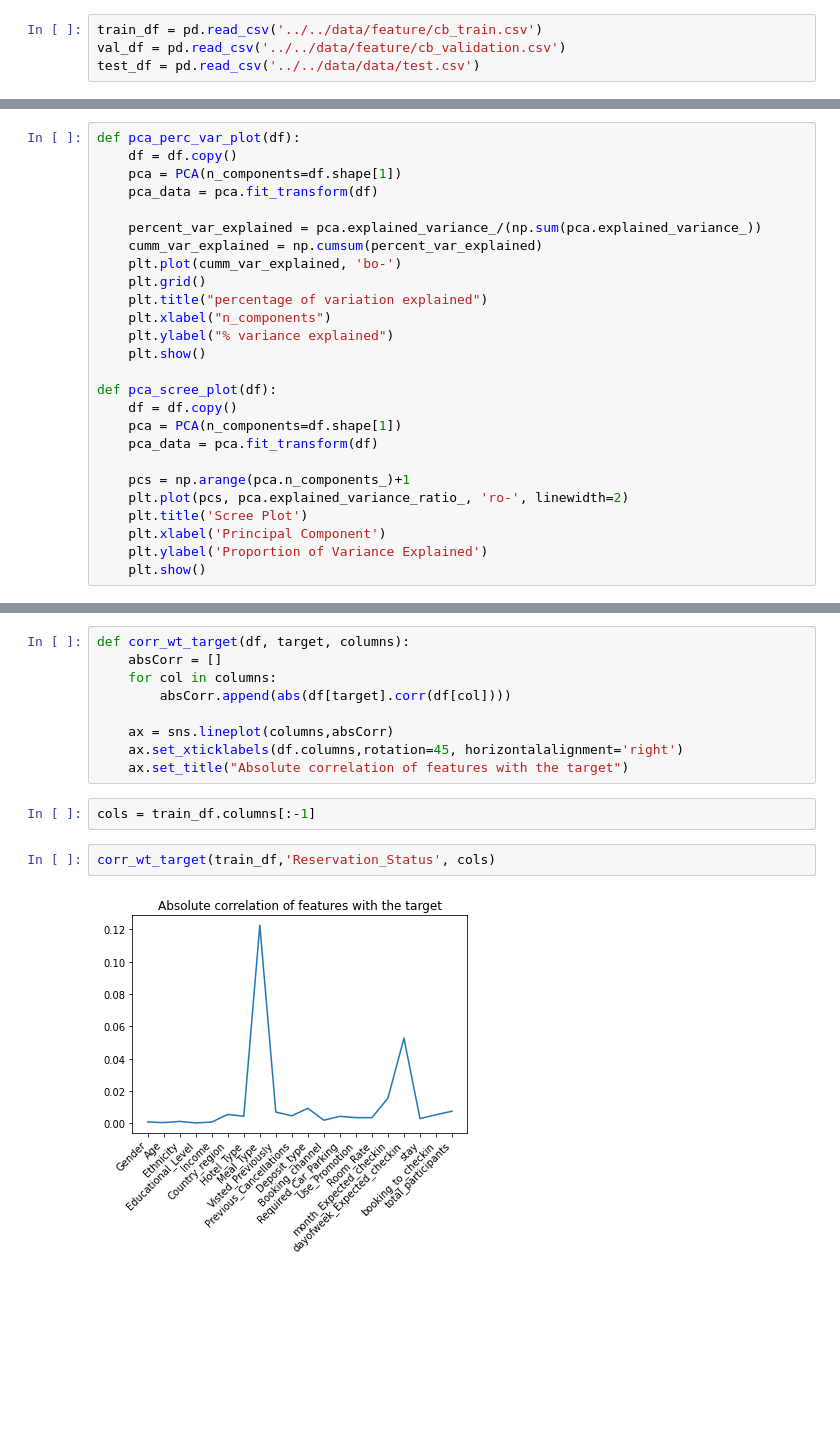
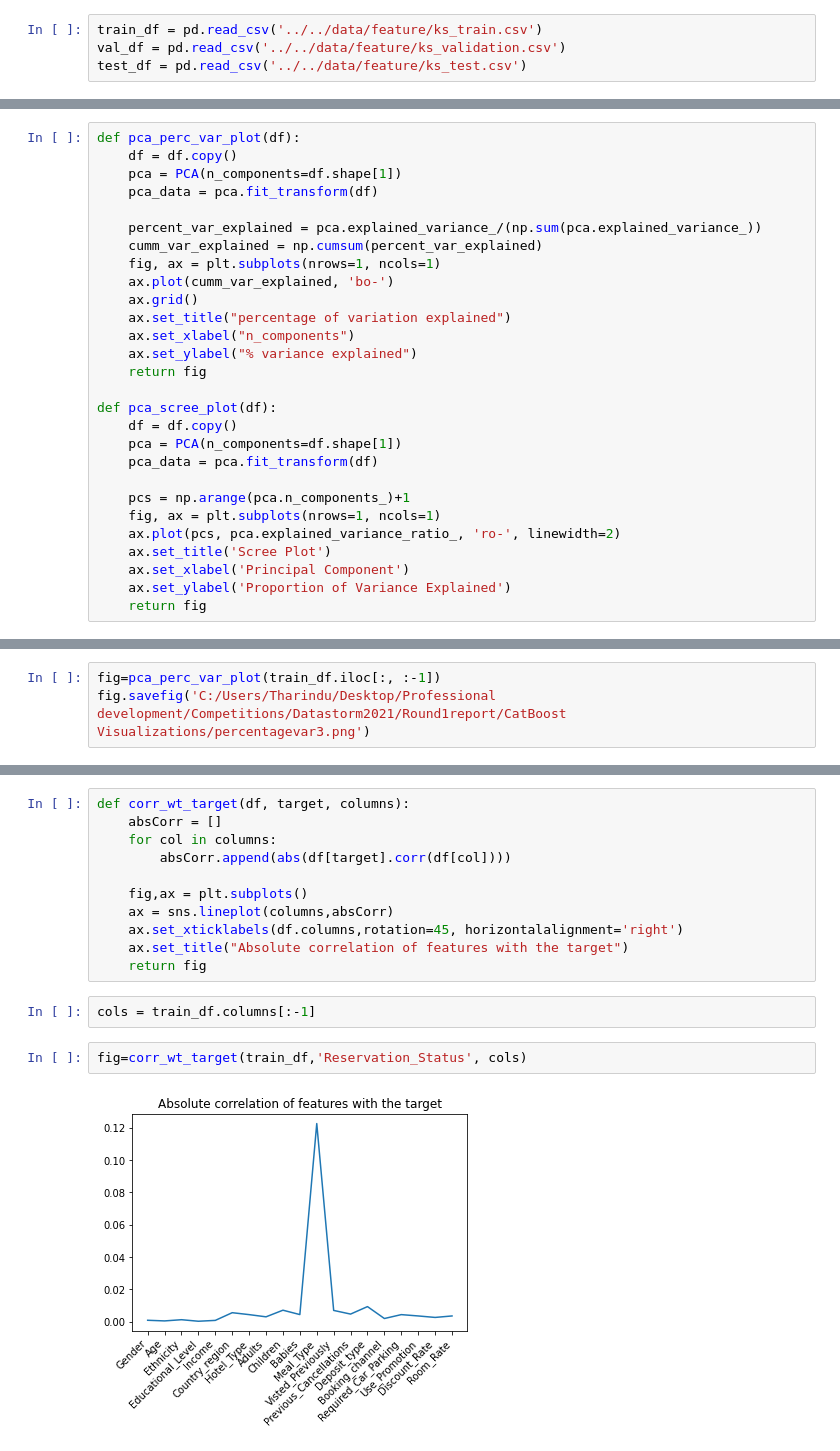
Before and after one commit to BoTZ-TND/datastorm-2021, a Jupyter notebook: src/scripts/cat_vis.ipynb, the cells around one changed output, grey strips where cells are left out. Cells and saved outputs as stored; diff of their text form; blank space fills up the shorter version.

Commit message:
Merge: Tharindu

```diff
--- a/src/scripts/cat_vis.ipynb
+++ b/src/scripts/cat_vis.ipynb
@@ -9,9 +9,9 @@ from statsmodels.stats.outliers_influence import variance_inflation_factor
 import matplotlib.pyplot as plt
 import seaborn as sns
 # %%
-train_df = pd.read_csv('../../data/feature/cb_train.csv')
-val_df = pd.read_csv('../../data/feature/cb_validation.csv')
-test_df = pd.read_csv('../../data/data/test.csv')
+train_df = pd.read_csv('../../data/feature/ks_train.csv')
+val_df = pd.read_csv('../../data/feature/ks_validation.csv')
+test_df = pd.read_csv('../../data/feature/ks_test.csv')
 # %%
 train_df.head()
 print(train_df.info())
@@ -104,12 +95,13 @@ def pca_perc_var_plot(df):
 
     percent_var_explained = pca.explained_variance_/(np.sum(pca.explained_variance_))
     cumm_var_explained = np.cumsum(percent_var_explained)
-    plt.plot(cumm_var_explained, 'bo-')
-    plt.grid()
-    plt.title("percentage of variation explained")
-    plt.xlabel("n_components")
-    plt.ylabel("% variance explained")
-    plt.show()
+    fig, ax = plt.subplots(nrows=1, ncols=1)
+    ax.plot(cumm_var_explained, 'bo-')
+    ax.grid()
+    ax.set_title("percentage of variation explained")
+    ax.set_xlabel("n_components")
+    ax.set_ylabel("% variance explained")
+    return fig
 
 def pca_scree_plot(df):
     df = df.copy()
@@ -117,11 +109,12 @@ def pca_scree_plot(df):
     pca_data = pca.fit_transform(df)
 
     pcs = np.arange(pca.n_components_)+1
-    plt.plot(pcs, pca.explained_variance_ratio_, 'ro-', linewidth=2)
-    plt.title('Scree Plot')
-    plt.xlabel('Principal Component')
-    plt.ylabel('Proportion of Variance Explained')
-    plt.show()
+    fig, ax = plt.subplots(nrows=1, ncols=1)
+    ax.plot(pcs, pca.explained_variance_ratio_, 'ro-', linewidth=2)
+    ax.set_title('Scree Plot')
+    ax.set_xlabel('Principal Component')
+    ax.set_ylabel('Proportion of Variance Explained')
+    return fig
 # %%
 nw5_df.info()
 # %% [output]
@@ -316,0 +304,3 @@ pca_perc_var_plot(train_df.iloc[:, :-1])
+# %%
+fig=pca_perc_var_plot(train_df.iloc[:, :-1])
+fig.savefig('C:/Users/Tharindu/Desktop/Professional development/Competitions/Datastorm2021/Round1report/CatBoost Visualizations/percentagevar3.png')
@@ -320,15 +312,17 @@ def corr_wt_target(df, target, columns):
     for col in columns:
         absCorr.append(abs(df[target].corr(df[col])))
 
+    fig,ax = plt.subplots()
     ax = sns.lineplot(columns,absCorr)
     ax.set_xticklabels(df.columns,rotation=45, horizontalalignment='right')
     ax.set_title("Absolute correlation of features with the target")
+    return fig
 # %%
 cols = train_df.columns[:-1]
 # %%
-corr_wt_target(train_df,'Reservation_Status', cols)
+fig=corr_wt_target(train_df,'Reservation_Status', cols)
 # %% [output]
-[figure, old version]
+[figure, new version]
 # %%
 cals_VIF(train_df)
 # %% [output]
```
Also changed, not shown: parts of 27 cells of this notebook, 8 other files.
